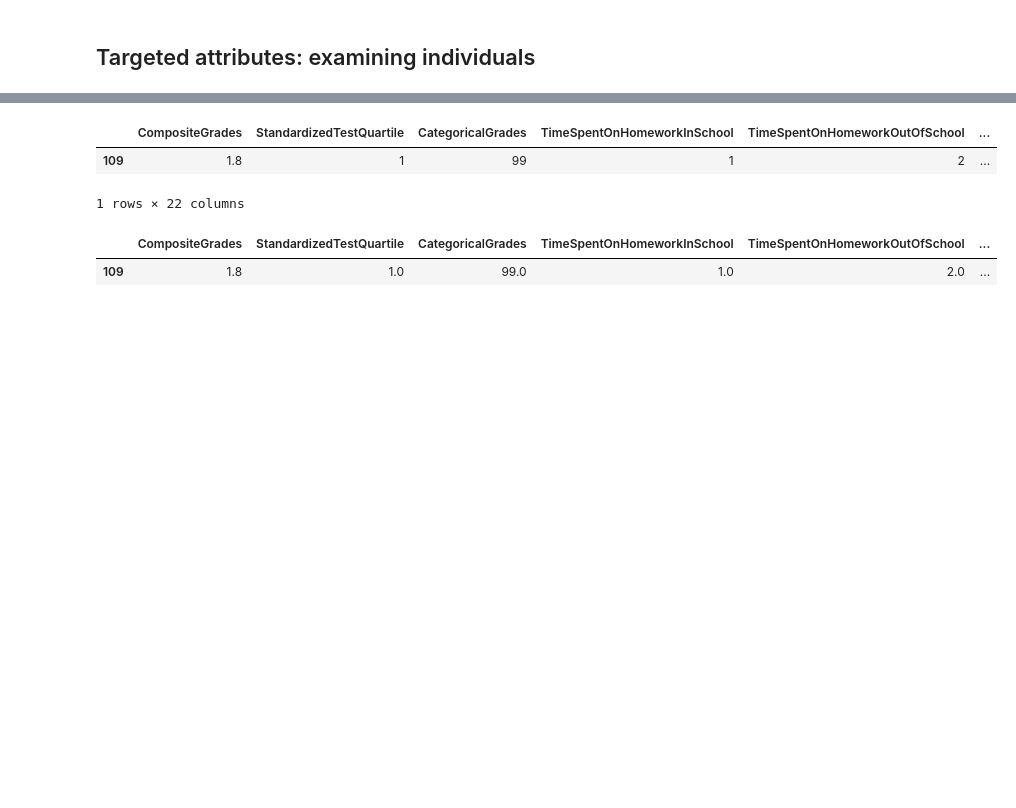
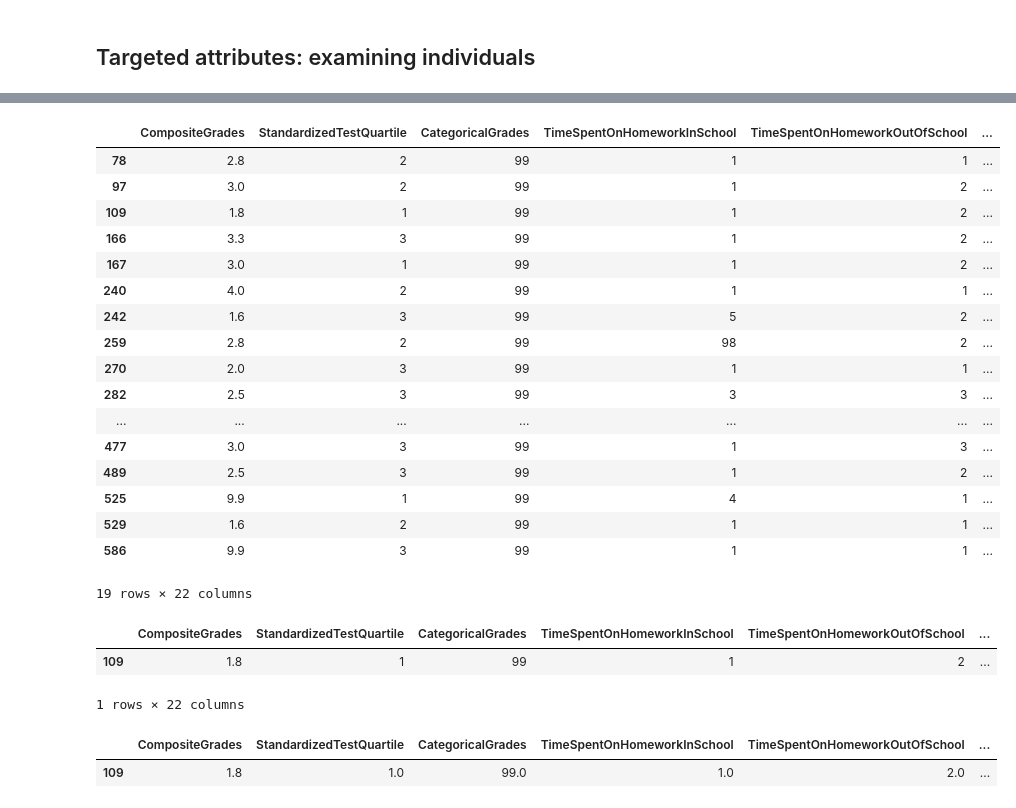
Before and after one commit to lurosenb/Swap_Auditor, a Jupyter notebook: nels_stability_tests.ipynb, the cells around one changed output, grey strips where cells are left out. Cells and saved outputs as stored; diff of their text form; code cells hidden in the pictures; blank space fills up the shorter version.

```diff
--- a/nels_stability_tests.ipynb
+++ b/nels_stability_tests.ipynb
@@ -271,7 +271,7 @@ targeted_columns = ['CompositeGrades',
 'Tutored',
 'FathersWishes',
 'MothersWishes']
-targeted_marginal_features = ['Tutored','Socio-economicStatusQuartile','FathersWishes', 'ParentsHighestLevelEducation']
+targeted_marginal_features = ['Tutored','Socio-economicStatusQuartile','FathersWishes']
 
 targeted_df, targeted_rf, targeted_stability_df = get_stability_df(targeted_columns, targeted_marginal_features)
 # %% [output]
@@ -397,3 +374,26 @@ df
+# %%
+df_under = targeted_stability_df[targeted_stability_df['stability'] < 1]
+df_under = df_under[df_under['Race'] == 3]
+df_under
+# %% [output]
+|  | CompositeGrades | StandardizedTestQuartile | CategoricalGrades | TimeSpentOnHomeworkInSchool | TimeSpentOnHomeworkOutOfSchool | ... |
+| 78 | 2.8 | 2 | 99 | 1 | 1 | ... |
+| 97 | 3.0 | 2 | 99 | 1 | 2 | ... |
+| 109 | 1.8 | 1 | 99 | 1 | 2 | ... |
+| 166 | 3.3 | 3 | 99 | 1 | 2 | ... |
+| 167 | 3.0 | 1 | 99 | 1 | 2 | ... |
+| 240 | 4.0 | 2 | 99 | 1 | 1 | ... |
+| 242 | 1.6 | 3 | 99 | 5 | 2 | ... |
+| 259 | 2.8 | 2 | 99 | 98 | 2 | ... |
+| 270 | 2.0 | 3 | 99 | 1 | 1 | ... |
+| 282 | 2.5 | 3 | 99 | 3 | 3 | ... |
+| ... | ... | ... | ... | ... | ... | ... |
+| 477 | 3.0 | 3 | 99 | 1 | 3 | ... |
+| 489 | 2.5 | 3 | 99 | 1 | 2 | ... |
+| 525 | 9.9 | 1 | 99 | 4 | 1 | ... |
+| 529 | 1.6 | 2 | 99 | 1 | 1 | ... |
+| 586 | 9.9 | 3 | 99 | 1 | 1 | ... |
+19 rows × 22 columns
 # %%
 df[df['StudentId'] == stable_student]
 # %% [output]
```
Also changed, not shown: parts of 6 cells of this notebook, 8 other files.
